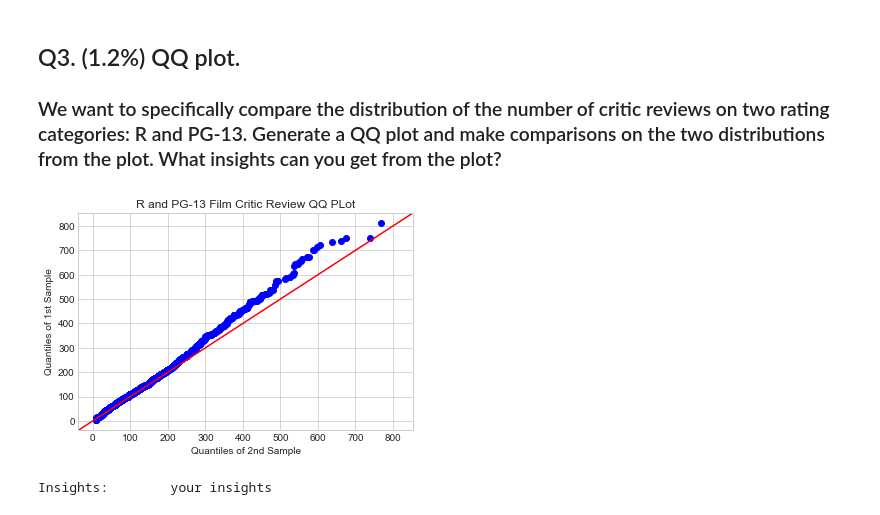
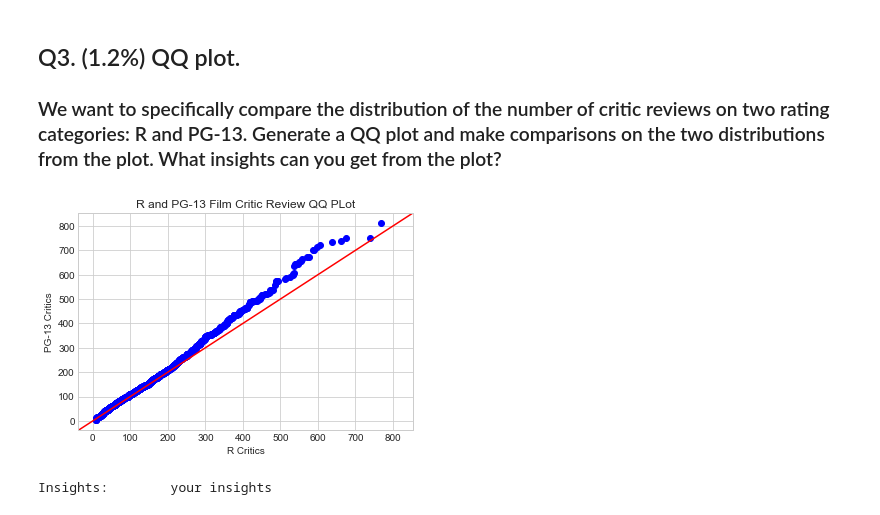
Before and after one commit to carlit-os/datasci_hw2_plots, a Jupyter notebook: HW2.ipynb, the cells around one changed output. Drawn from its saved outputs; the diff is of its cells as text; code cells hidden in the pictures.

```diff
--- a/HW2.ipynb
+++ b/HW2.ipynb
@@ -106,18 +106,23 @@ Insights:        Among all ratings, most movies earn 200 reviews or less. Each r
 # %%
 #pp_r = sm.ProbPlot(rCritics)
 #pp_13 = sm.ProbPlot(pg13Critics)
 
 
 qqplot_2samples(np.array(rCritics),np.array(pg13Critics),line='45') #probably has relationship if followes 45 deg line
 
+
+
+
 plt.title("R and PG-13 Film Critic Review QQ PLot")
+plt.ylabel("PG-13 Critics")
+plt.xlabel("R Critics")
 
 
 
 plt.show()
 ##TODO
 # %% [output]
-[figure, old version]
+[figure, new version]
 # %%
 ##TODO
 insights = 'your insights'
```
